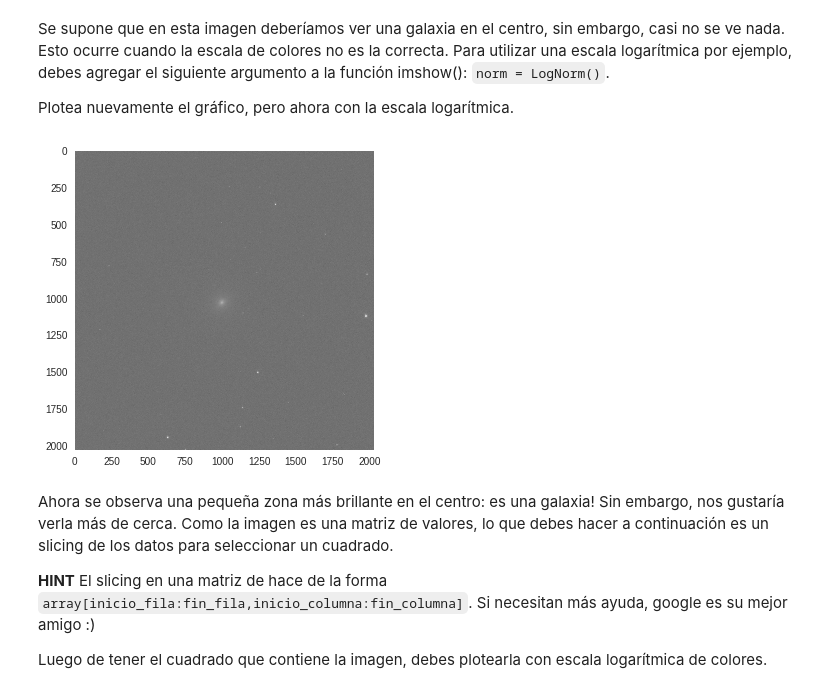
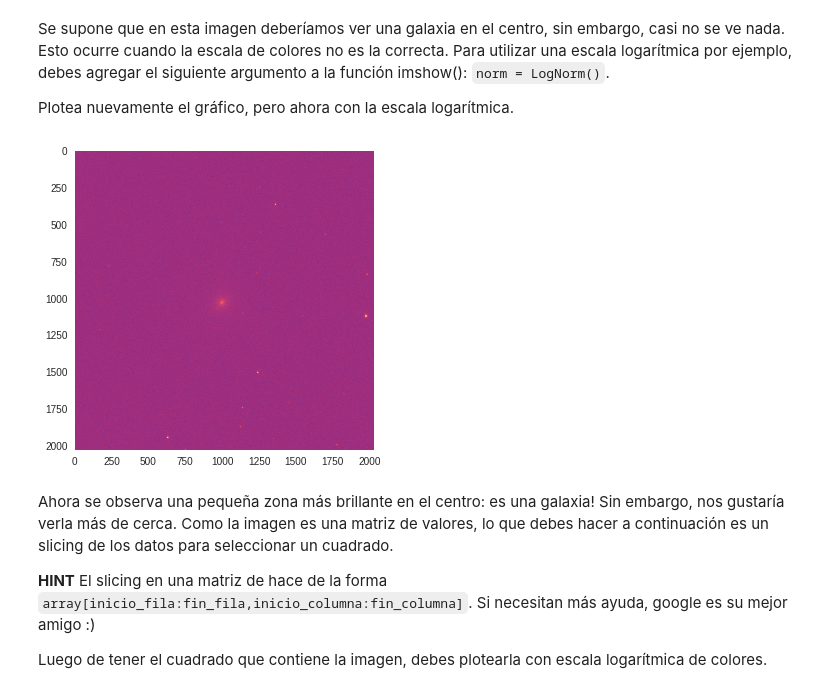
Before and after one commit to felipe34asaav/minitarea3, a Jupyter notebook: minitarea3.ipynb, the cells around one changed output. Drawn from its saved outputs; the diff is of its cells as text; code cells hidden in the pictures.

```diff
--- a/minitarea3.ipynb
+++ b/minitarea3.ipynb
@@ -137,13 +135,13 @@ Plotea nuevamente el gráfico, pero ahora con la escala logarítmica.
 # %%
 # Plot acá
 from matplotlib.colors import LogNorm
 import matplotlib.image as img
 hdu.close()
 plt.grid(b=None)
-plt.imshow(imagen,cmap='gray',norm = LogNorm())
+plt.imshow(imagen,cmap='magma',norm = LogNorm())
 plt.show()
 # %% [output]
-[figure, old version]
+[figure, new version]
 # %% [markdown]
 Ahora se observa una pequeña zona más brillante en el centro: es una galaxia! Sin embargo, nos gustaría verla más de cerca. Como la imagen es una matriz de valores, lo que debes hacer a continuación es un slicing de los datos para seleccionar un cuadrado.
 
```
Also changed, not shown: parts of 4 cells of this notebook.
